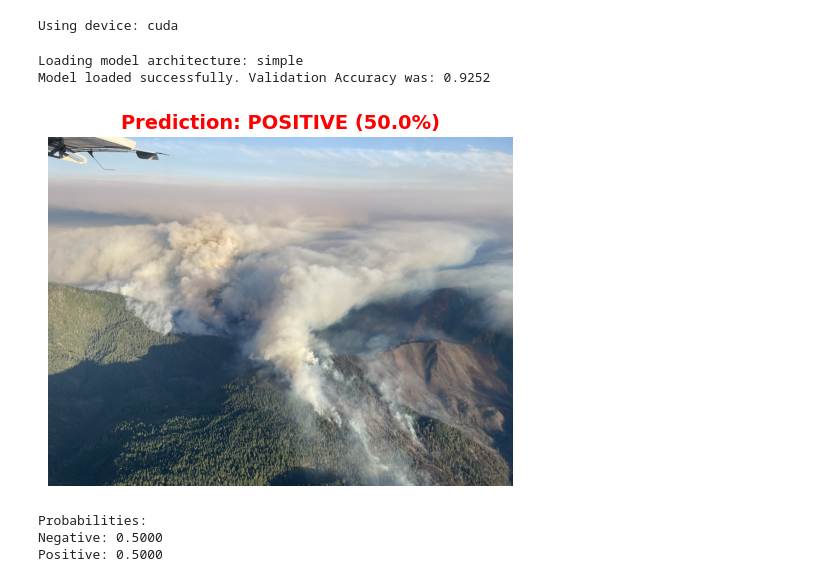
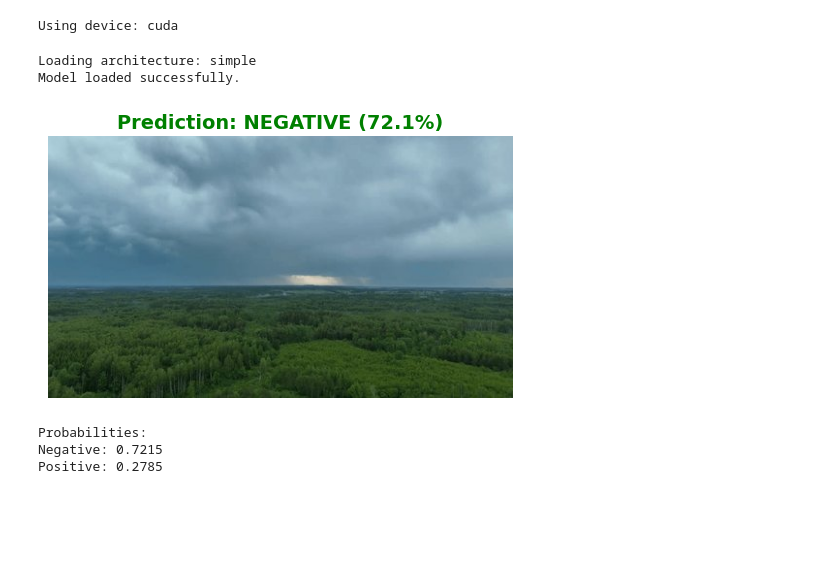
Before and after one commit to framazan/STAT-760-Final, a Jupyter notebook: demo_inference.ipynb, the cells around one changed output. Drawn from its saved outputs; the diff is of its cells as text; code cells hidden in the pictures; blank space fills up the shorter version.

```diff
--- a/demo_inference.ipynb
+++ b/demo_inference.ipynb
@@ -23,24 +17,19 @@ print(f"Using device: {device}")
 # %% [output]
 Using device: cuda
 # %%
-# Load Checkpoint
 ckpt = torch.load(CHECKPOINT_PATH, map_location=device, weights_only=True)
-model_name = ckpt.get("model_name", "firenet") # Fallback if not saved in older checkpoints
+model_name = ckpt.get("model_name", "advancedcnn")
+print(f"Loading architecture: {model_name}")
 
-print(f"Loading model architecture: {model_name}")
-
-# Build model
-# Note: pretrained=False because we are loading our own trained weights
-model = build_model(model_name, num_classes=len(C.CLASSES), pretrained=False)
+model = build_model(model_name, pretrained=False)
 model.load_state_dict(ckpt["model_state_dict"])
 model.to(device)
 model.eval()
-print(f"Model loaded successfully. Validation Accuracy was: {ckpt.get('val_acc', 0.0):.4f}")
+print(f"Model loaded successfully.")
 # %% [output]
-Loading model architecture: simple
-Model loaded successfully. Validation Accuracy was: 0.9252
+Loading architecture: simple
+Model loaded successfully.
 # %%
-# Define Image Preprocessing
 transform = v2.Compose([
     v2.Resize((C.IMAGE_SIZE, C.IMAGE_SIZE)),
     v2.ToImage(),
@@ -49,17 +38,13 @@ transform = v2.Compose([
 ])
 
 def predict_image(img_path):
-    # Load image
     img = Image.open(img_path).convert("RGB")
 
     # Preprocess and add batch dimension
     tensor = transform(img).unsqueeze(0).to(device)
-
-    # Inference
     with torch.no_grad():
         logits = model(tensor)
         probs = F.softmax(logits, dim=1)[0]
-
     pred_idx = torch.argmax(probs).item()
     pred_class = C.CLASSES[pred_idx]
     confidence = probs[pred_idx].item()
@@ -69,23 +54,17 @@ def predict_image(img_path):
     plt.imshow(img)
     plt.axis("off")
 
-    # Color formatting
     color = 'red' if pred_class == 'positive' else 'green'
     title = f"Prediction: {pred_class.upper()} ({confidence*100:.1f}%)"
     plt.title(title, color=color, fontsize=14, fontweight='bold')
     plt.show()
 
     print(f"Probabilities:\nNegative: {probs[0]:.4f}\nPositive: {probs[1]:.4f}")
-    return pred_class, probs.tolist()
-# %%
-# Run prediction
-IMAGE_PATH = "/home/framazan/stat-760/STAT-760-Final/test/301.jpg" # Change this to test different images
-if os.path.exists(IMAGE_PATH):
-    predict_image(IMAGE_PATH)
-else:
-    print(f"Could not find image at {IMAGE_PATH}. Please provide a valid path.")
-# %% [output]
-[figure, removed]
-Probabilities:
-Negative: 0.5000
-Positive: 0.5000
+# %%
+IMAGE_PATH = "/home/framazan/stat-760/STAT-760-Final/test/1.jpg"
+predict_image(IMAGE_PATH)
+# %% [output]
+[figure, added]
+Probabilities:
+Negative: 0.7215
+Positive: 0.2785
```
Also changed, not shown: parts of 4 cells of this notebook, 9 other files.
